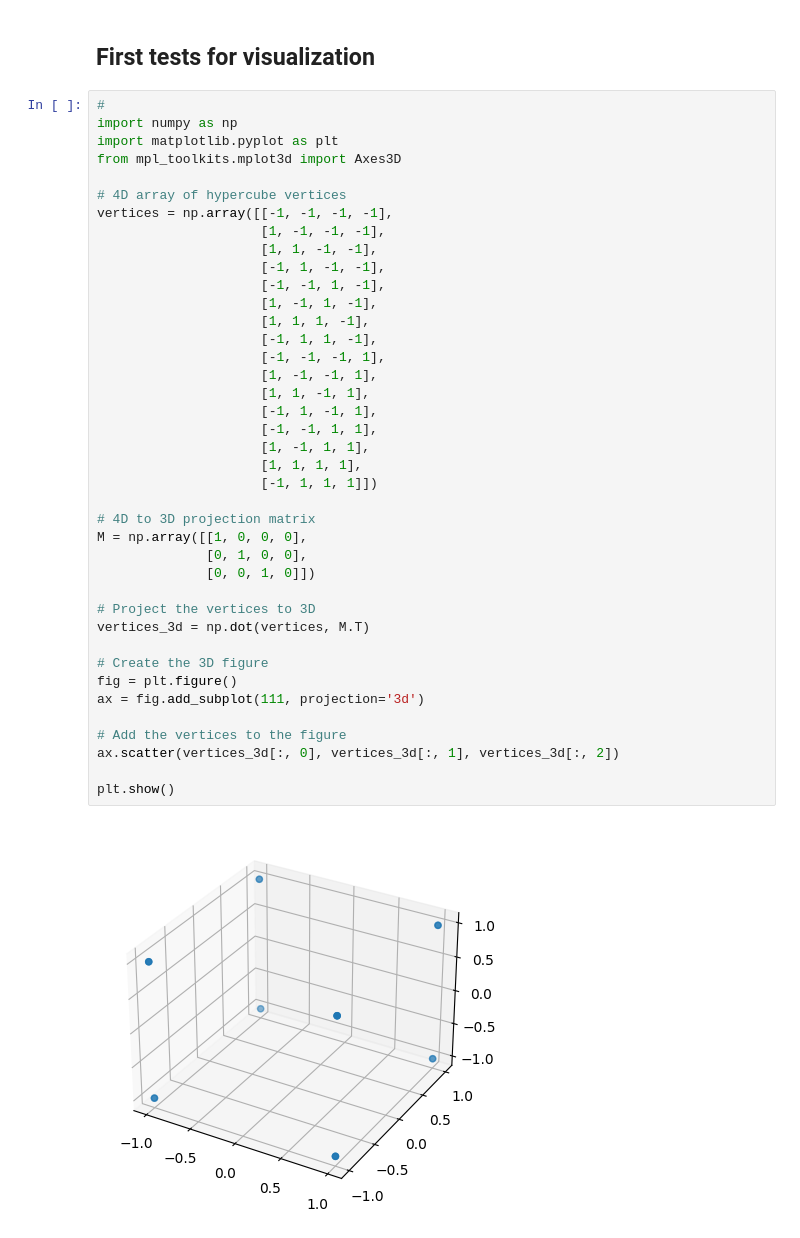
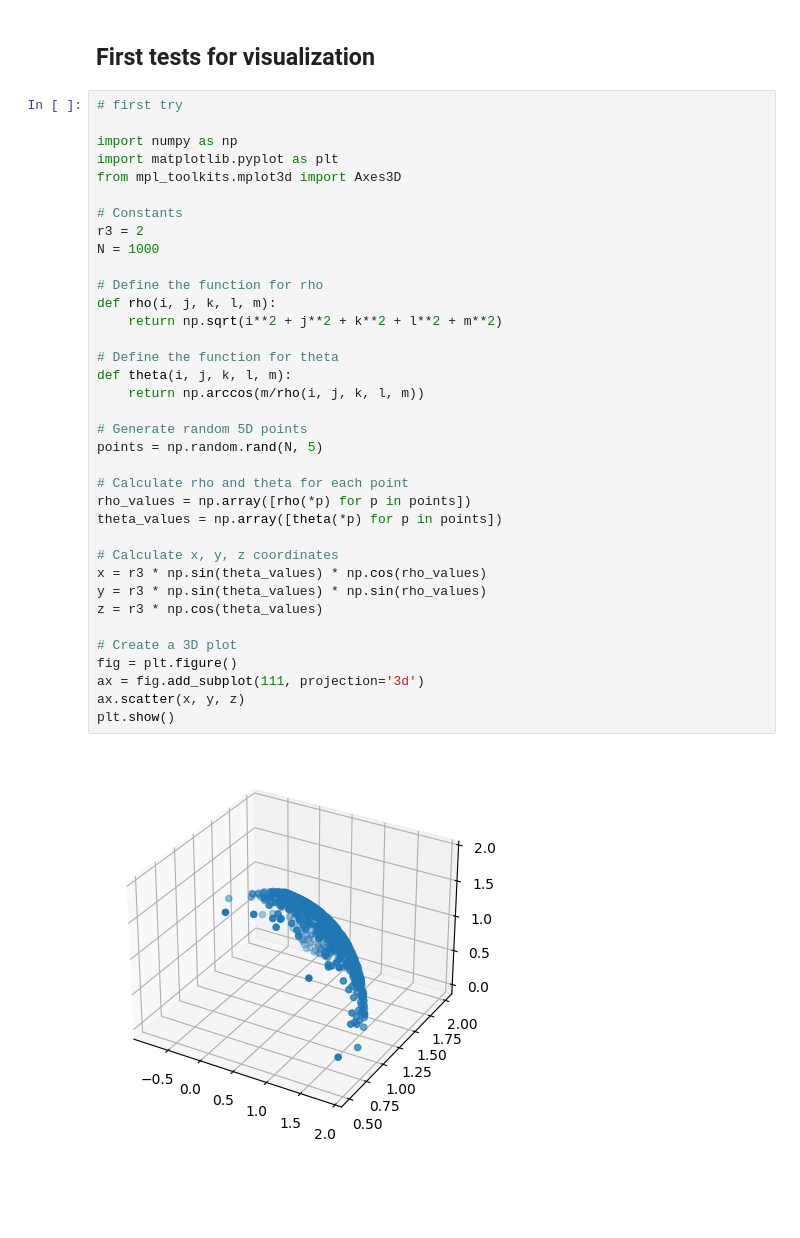
Before and after one commit to Sultanow/polytopes, a Jupyter notebook: python/notebooks/projection_visulization_playground.ipynb, the cells around one changed output. Drawn from its saved outputs; the diff is of its cells as text; blank space fills up the shorter version.

Commit message:
first test for getting images according to paper

```diff
--- a/python/notebooks/projection_visulization_playground.ipynb
+++ b/python/notebooks/projection_visulization_playground.ipynb
@@ -3,45 +3,41 @@
 (https://www.mdpi.com/2073-8994/11/3/391#FD7-symmetry-11-00391)
 # %% [markdown]
 ## First tests for visualization
-# %%
-#
-import numpy as np
-import matplotlib.pyplot as plt
-from mpl_toolkits.mplot3d import Axes3D
-
-# 4D array of hypercube vertices
-vertices = np.array([[-1, -1, -1, -1],
-                     [1, -1, -1, -1],
-                     [1, 1, -1, -1],
-                     [-1, 1, -1, -1],
-                     [-1, -1, 1, -1],
-                     [1, -1, 1, -1],
-                     [1, 1, 1, -1],
-                     [-1, 1, 1, -1],
-                     [-1, -1, -1, 1],
-                     [1, -1, -1, 1],
-                     [1, 1, -1, 1],
-                     [-1, 1, -1, 1],
-                     [-1, -1, 1, 1],
-                     [1, -1, 1, 1],
-                     [1, 1, 1, 1],
-                     [-1, 1, 1, 1]])
-
-# 4D to 3D projection matrix
-M = np.array([[1, 0, 0, 0],
-              [0, 1, 0, 0],
-              [0, 0, 1, 0]])
-
-# Project the vertices to 3D
-vertices_3d = np.dot(vertices, M.T)
-
-# Create the 3D figure
-fig = plt.figure()
-ax = fig.add_subplot(111, projection='3d')
-
-# Add the vertices to the figure
-ax.scatter(vertices_3d[:, 0], vertices_3d[:, 1], vertices_3d[:, 2])
-
-plt.show()
-# %% [output]
-[figure, removed]
+# %%
+# first try
+
+import numpy as np
+import matplotlib.pyplot as plt
+from mpl_toolkits.mplot3d import Axes3D
+
+# Constants
+r3 = 2
+N = 1000
+
+# Define the function for rho
+def rho(i, j, k, l, m):
+    return np.sqrt(i**2 + j**2 + k**2 + l**2 + m**2)
+
+# Define the function for theta
+def theta(i, j, k, l, m):
+    return np.arccos(m/rho(i, j, k, l, m))
+
+# Generate random 5D points
+points = np.random.rand(N, 5)
+
+# Calculate rho and theta for each point
+rho_values = np.array([rho(*p) for p in points])
+theta_values = np.array([theta(*p) for p in points])
+
+# Calculate x, y, z coordinates
+x = r3 * np.sin(theta_values) * np.cos(rho_values)
+y = r3 * np.sin(theta_values) * np.sin(rho_values)
+z = r3 * np.cos(theta_values)
+
+# Create a 3D plot
+fig = plt.figure()
+ax = fig.add_subplot(111, projection='3d')
+ax.scatter(x, y, z)
+plt.show()
+# %% [output]
+[figure, added]
```
